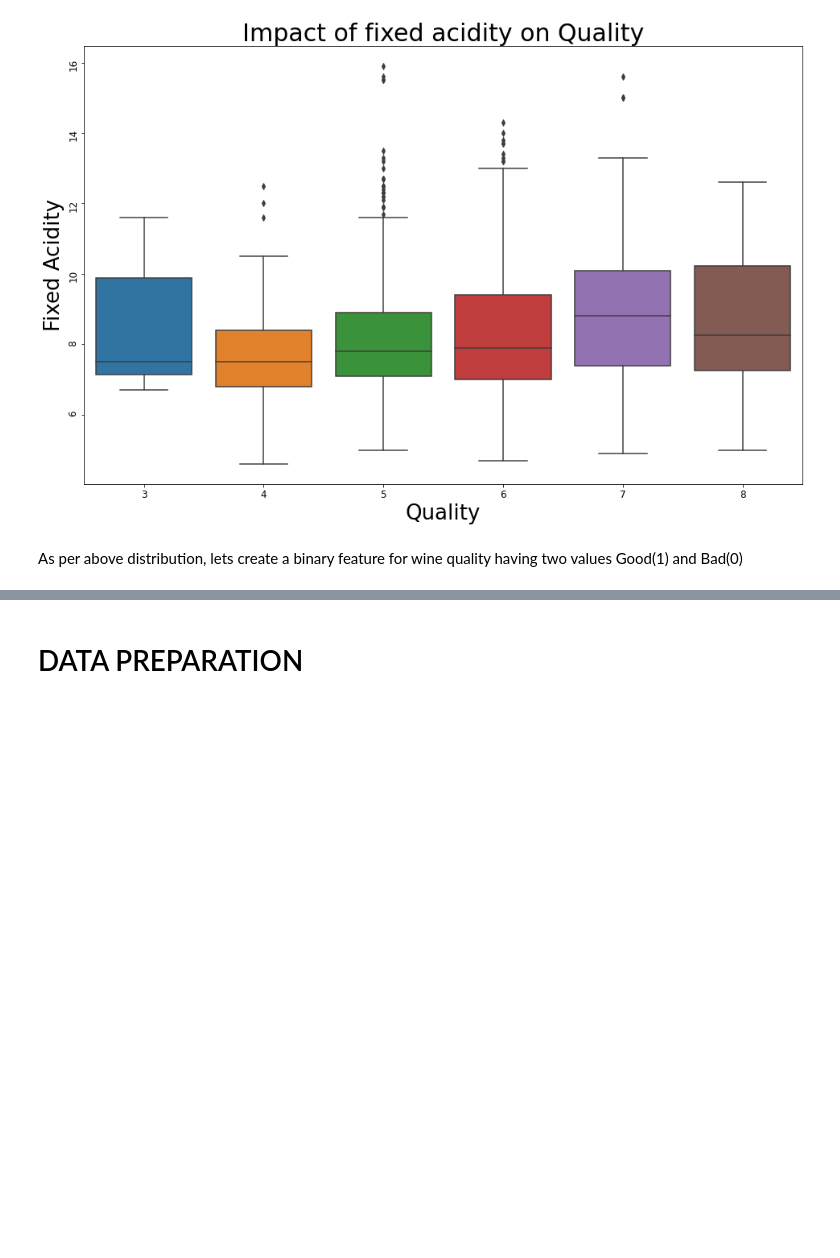
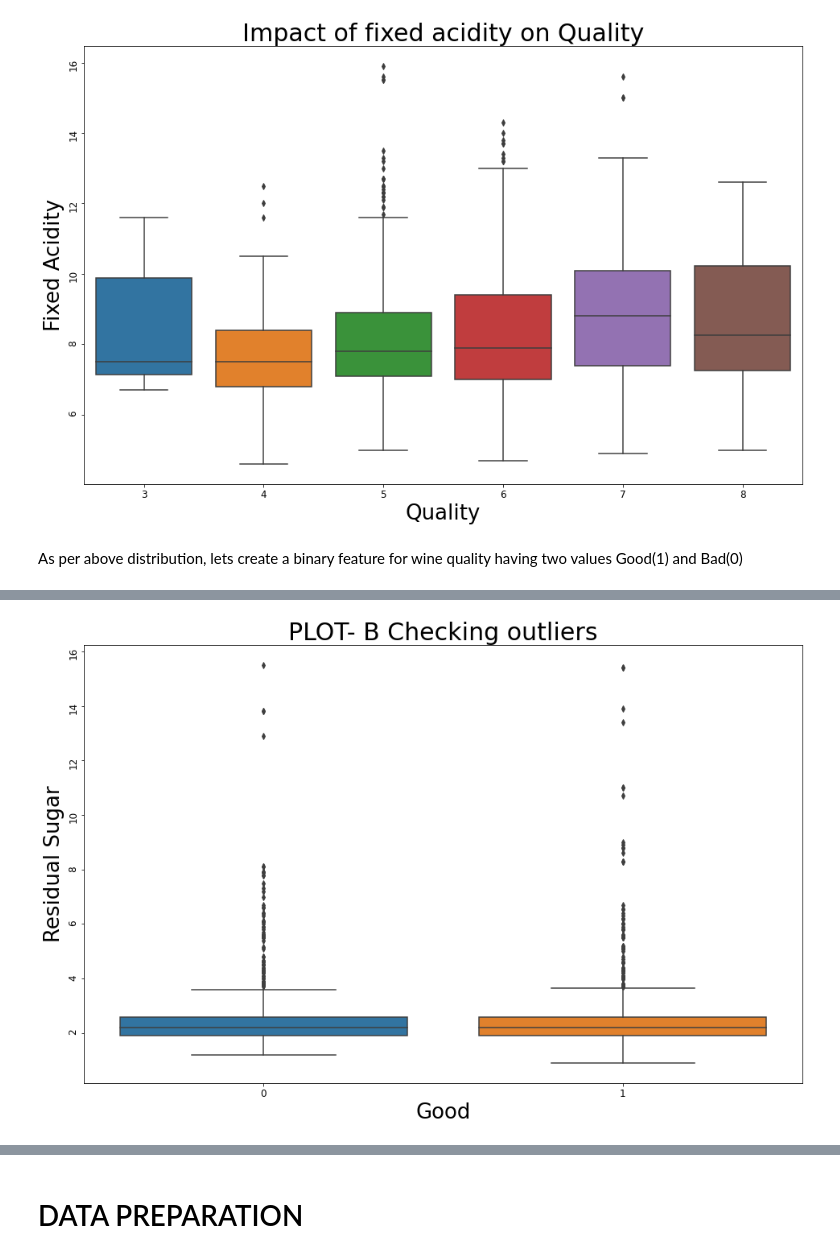
Before and after one commit to choureymanas/Red-WIne-Quality-Classification, a Jupyter notebook: red-wine-quality-prediction.ipynb, the cells around one changed output, grey strips where cells are left out. Cells and saved outputs as stored; diff of their text form; code cells hidden in the pictures; blank space fills up the shorter version.

```diff
--- a/red-wine-quality-prediction.ipynb
+++ b/red-wine-quality-prediction.ipynb
@@ -133,0 +154,11 @@ df.drop(['quality'],inplace=True,axis=1)
+# %%
+plt.figure(figsize=(16,10))
+sns.boxplot(y='residual sugar',x='Good',data=df)
+plt.yticks(rotation =90,fontsize=12)
+plt.xticks(fontsize=12)
+plt.title("PLOT- B Checking outliers",fontsize=30)
+plt.xlabel('Good',fontsize=26)
+plt.ylabel('Residual Sugar',fontsize=26)
+plt.show()
+# %% [output]
+[figure, added]
```
Also changed, not shown: parts of 13 cells of this notebook.
